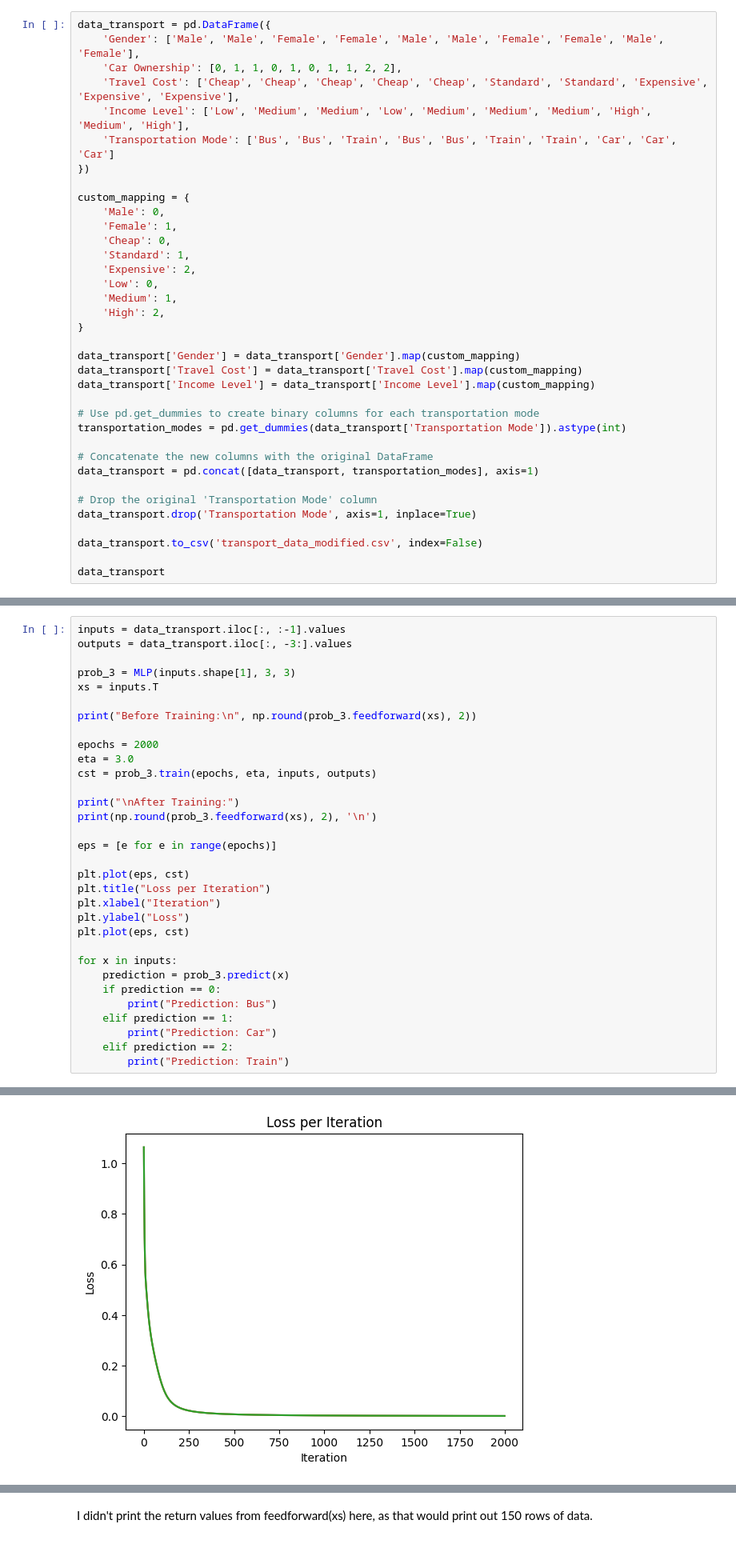
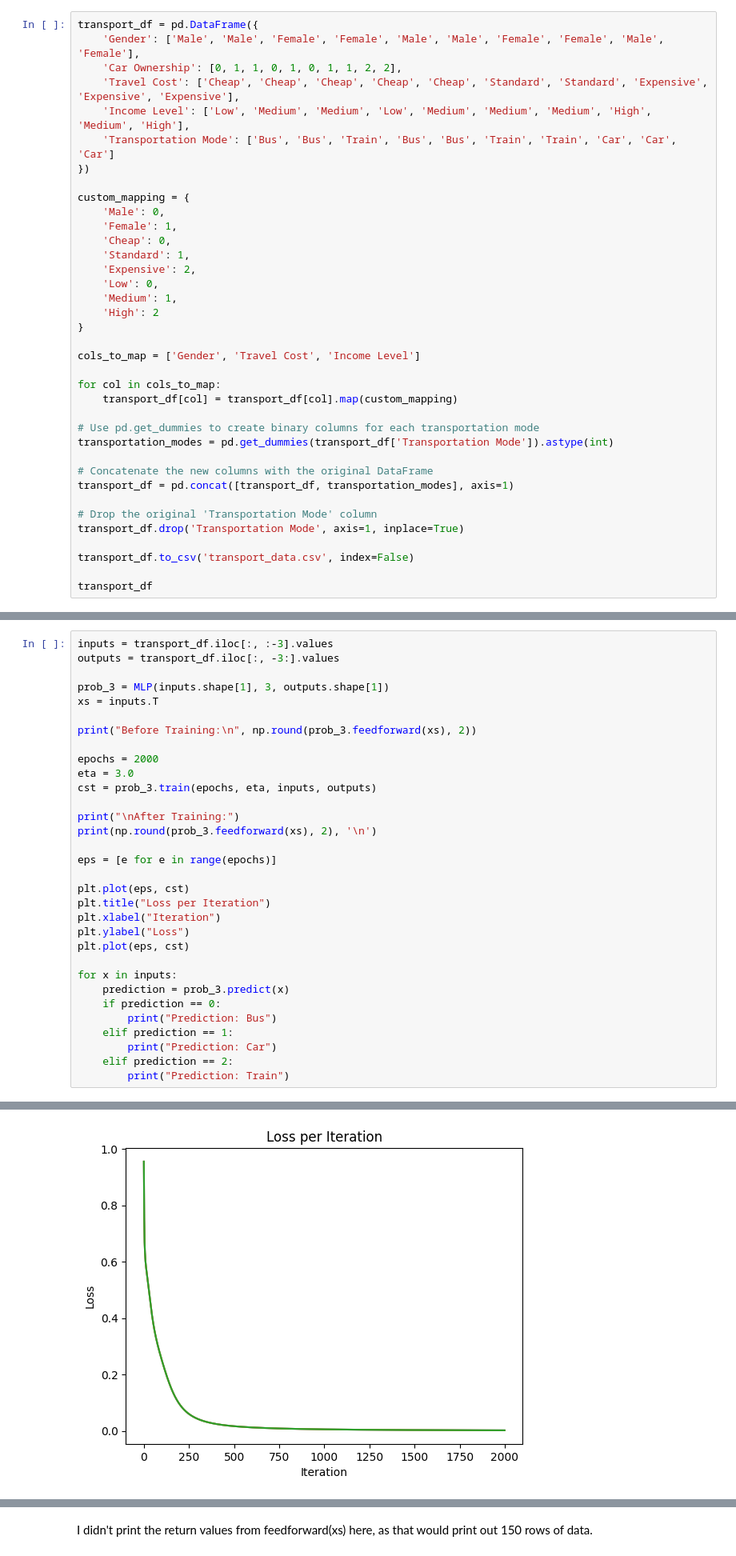
Before and after one commit to CallumOB/intro-to-ai, a Jupyter notebook: mlp/C21306503_assignment.ipynb, the cells around one changed output, grey strips where cells are left out. Shown: that part at 80% size. Saved outputs shown, nothing was run; the diff lists cells and outputs as text.

```diff
--- a/mlp/C21306503_assignment.ipynb
+++ b/mlp/C21306503_assignment.ipynb
@@ -512,7 +512,7 @@ The original 'Transportation Mode' column is then dropped.
 
 The MLP is then set to have three output neurons, in order to indictate which transport method is predicted. Using the three output neurons, the index of the neuron with the highest value (found using the `argmax()` function) is returned. This is then interpreted to find which transport method should be used.
 # %%
-data_transport = pd.DataFrame({
+transport_df = pd.DataFrame({
     'Gender': ['Male', 'Male', 'Female', 'Female', 'Male', 'Male', 'Female', 'Female', 'Male', 'Female'],
     'Car Ownership': [0, 1, 1, 0, 1, 0, 1, 1, 2, 2],
     'Travel Cost': ['Cheap', 'Cheap', 'Cheap', 'Cheap', 'Cheap', 'Standard', 'Standard', 'Expensive', 'Expensive', 'Expensive'],
@@ -528,25 +528,26 @@ custom_mapping = {
     'Expensive': 2,
     'Low': 0,
     'Medium': 1,
-    'High': 2,
+    'High': 2
 }
 
-data_transport['Gender'] = data_transport['Gender'].map(custom_mapping)
-data_transport['Travel Cost'] = data_transport['Travel Cost'].map(custom_mapping)
-data_transport['Income Level'] = data_transport['Income Level'].map(custom_mapping)
+cols_to_map = ['Gender', 'Travel Cost', 'Income Level']
+
+for col in cols_to_map:
+    transport_df[col] = transport_df[col].map(custom_mapping)
 
 # Use pd.get_dummies to create binary columns for each transportation mode
-transportation_modes = pd.get_dummies(data_transport['Transportation Mode']).astype(int)
+transportation_modes = pd.get_dummies(transport_df['Transportation Mode']).astype(int)
 
 # Concatenate the new columns with the original DataFrame
-data_transport = pd.concat([data_transport, transportation_modes], axis=1)
+transport_df = pd.concat([transport_df, transportation_modes], axis=1)
 
 # Drop the original 'Transportation Mode' column
-data_transport.drop('Transportation Mode', axis=1, inplace=True)
+transport_df.drop('Transportation Mode', axis=1, inplace=True)
 
-data_transport.to_csv('transport_data_modified.csv', index=False)
+transport_df.to_csv('transport_data.csv', index=False)
 
-data_transport
+transport_df
 # %% [output]
 |  | Gender | Car Ownership | Travel Cost | Income Level | Bus | Car | Train |
 | 0 | 0 | 0 | 0 | 0 | 1 | 0 | 0 |
@@ -560,10 +561,10 @@ data_transport
 | 8 | 0 | 2 | 2 | 1 | 0 | 1 | 0 |
 | 9 | 1 | 2 | 2 | 2 | 0 | 1 | 0 |
 # %%
-inputs = data_transport.iloc[:, :-1].values
-outputs = data_transport.iloc[:, -3:].values
+inputs = transport_df.iloc[:, :-3].values
+outputs = transport_df.iloc[:, -3:].values
 
-prob_3 = MLP(inputs.shape[1], 3, 3)
+prob_3 = MLP(inputs.shape[1], 3, outputs.shape[1])
 xs = inputs.T
 
 print("Before Training:\n", np.round(prob_3.feedforward(xs), 2))
@@ -604,15 +605,15 @@ After Training:
 
 Prediction: Bus
 Prediction: Bus
 Prediction: Train
 Prediction: Bus
 Prediction: Bus
 Prediction: Train
 Prediction: Train
 Prediction: Car
 Prediction: Car
 Prediction: Car
-[figure, old version]
+[figure, new version]
 # %% [markdown]
 # Problem 4 - Iris Dataset
 
```
Also changed, not shown: parts of 8 cells of this notebook, 3 other files.
